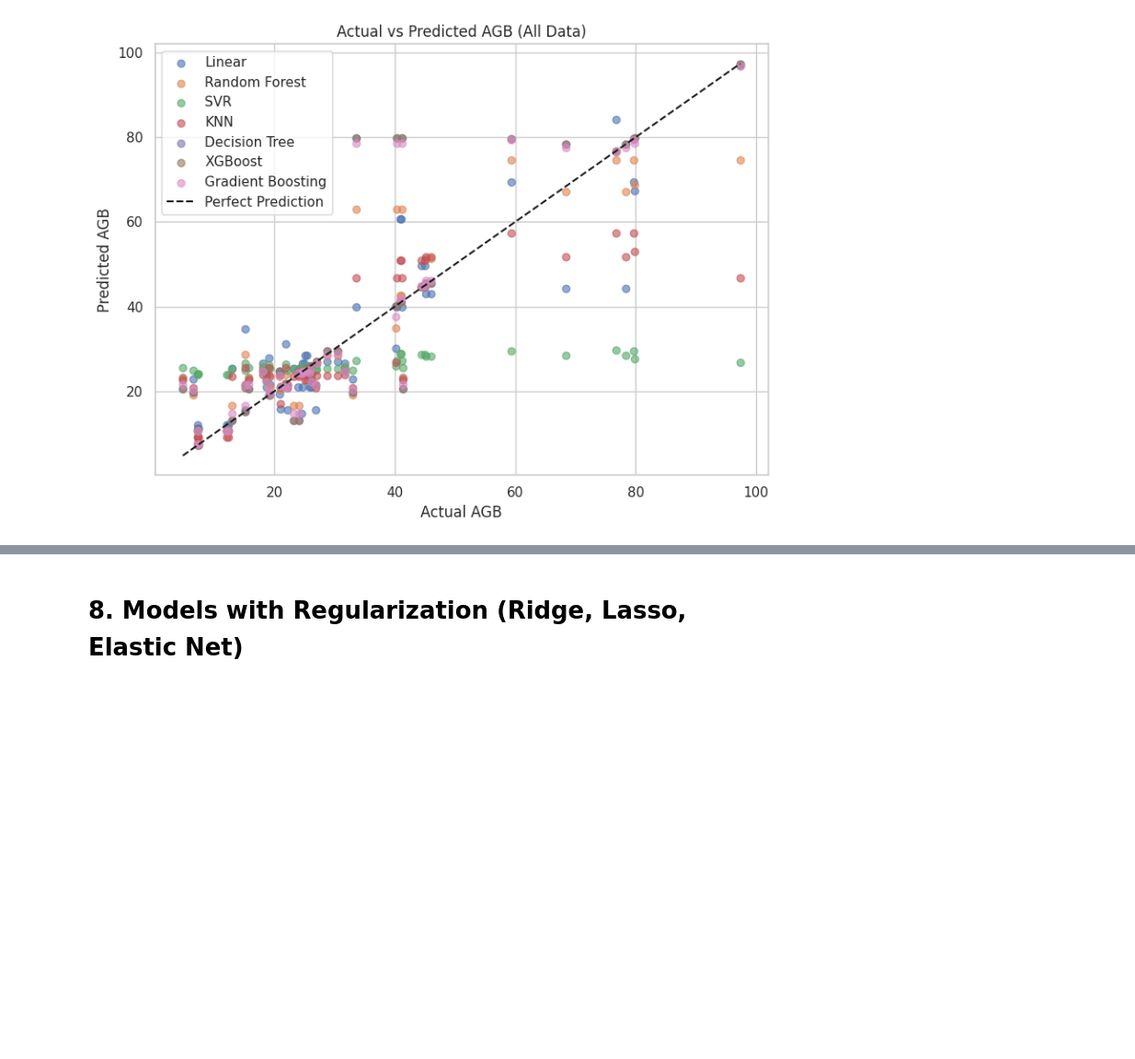
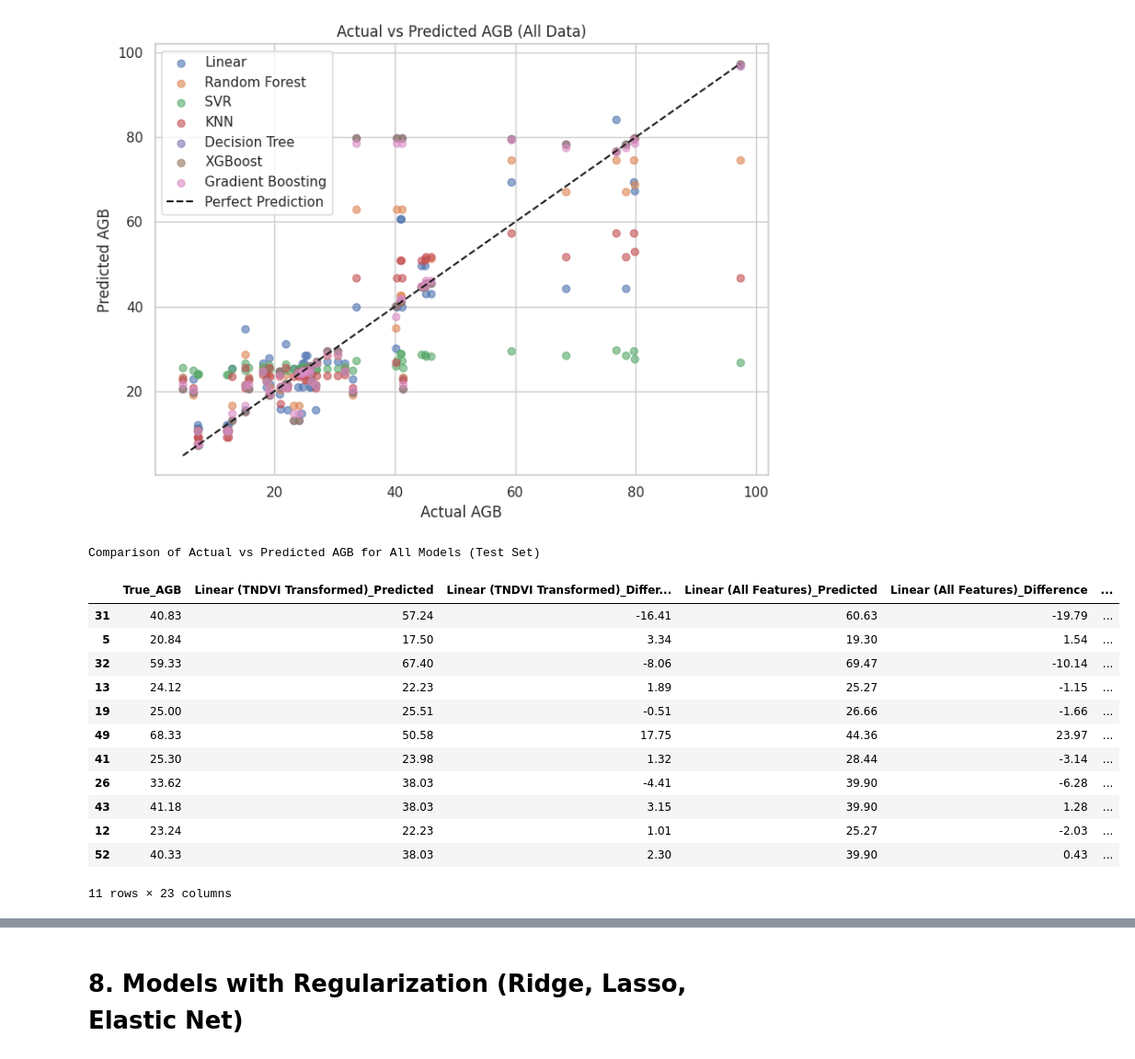
Before and after one commit to Yuu002/Final-Project, a Jupyter notebook: Final_Project_2.ipynb, the cells around one changed output, grey strips where cells are left out. Shown at 92% size. Drawn from its saved outputs; the diff is of its cells as text; code cells hidden in the pictures; blank space fills up the shorter version.

```diff
--- a/Final_Project_2.ipynb
+++ b/Final_Project_2.ipynb
@@ -1103,3 +1103,83 @@ plt.tight_layout()
 plt.show()
 # %% [output]
 [figure]
+# %%
+# ใช้โมเดล linear regression ที่ฝึกไว้ (โมเดลจาก statsmodels ที่ใช้แค่ TNDVI และ trained on cuberoot(AGB))
+# โมเดลนี้ถูกสร้างและฝึกในเซลล์ VGBtUkwNKLb0
+# เราต้องใช้ X_test[['TNDVI']] และแปลงค่าทำนายกลับ
+
+# ตรวจสอบให้แน่ใจว่า X_test และ y_test พร้อมใช้งานจากการแบ่งข้อมูล train/test ที่ใช้สำหรับโมเดล Machine Learning (ในเซลล์ SrMZYYxf_E1j)
+# ในเซลล์ SrMZYYxf_E1j, y คือ AGB ดั้งเดิม
+
+# ทำนายค่า AGB_cuberoot จากโมเดล linear regression ที่ฝึกไว้ (โมเดลจาก statsmodels ที่ใช้แค่ TNDVI)
+# ต้องใช้ข้อมูล Test Set ที่มีเฉพาะ TNDVI และเพิ่มค่าคงที่ เหมือนตอนฝึกโมเดล
+# ใช้ X_test จากการแบ่งข้อมูลสำหรับโมเดล Machine Learning (เซลล์ SrMZYYxf_E1j)
+X_test_selected_with_constant = sm.add_constant(X_test[['TNDVI']])
+y_pred_cuberoot_test = model.predict(X_test_selected_with_constant)
+
+# แปลงค่าทำนาย AGB_cuberoot กลับเป็นค่า AGB (ยกกำลัง 3)
+y_pred_agb_test_linear_transformed = y_pred_cuberoot_test ** 3
+
+# ค่าจริง AGB จาก Test Set (y_test จากการแบ่งข้อมูลสำหรับโมเดล Machine Learning คือ AGB เดิม)
+y_true_agb_test = y_test
+
+# ทำนายค่า AGB จากโมเดล Machine Learning อื่นๆ บน Test Set
+# ตรวจสอบให้แน่ใจว่าโมเดลเหล่านี้ถูกฝึกมาแล้วในเซลล์ก่อนหน้า
+y_pred_agb_test_linear_all = lin_model_all.predict(X_test)
+y_pred_agb_test_rf = rf_model.predict(X_test)
+y_pred_agb_test_svr = svr_model.predict(X_test)
+y_pred_agb_test_knn = knn_model.predict(X_test)
+y_pred_agb_test_dt = dt_model.predict(X_test)
+y_pred_agb_test_xgb = xgb_model.predict(X_test)
+y_pred_agb_test_gbr = gbr_model.predict(X_test)
+y_pred_agb_test_ridge = ridge_model.predict(X_test)
+y_pred_agb_test_lasso = lasso_model.predict(X_test)
+y_pred_agb_test_elastic = elastic_model.predict(X_test)
+
+
+# สร้างตารางเปรียบเทียบ
+compare_df_test_all_models = pd.DataFrame({
+    'True_AGB': np.round(y_true_agb_test, 2),
+    'Linear (TNDVI Transformed)_Predicted': np.round(y_pred_agb_test_linear_transformed, 2),
+    'Linear (TNDVI Transformed)_Difference': np.round(y_true_agb_test - y_pred_agb_test_linear_transformed, 2),
+    'Linear (All Features)_Predicted': np.round(y_pred_agb_test_linear_all, 2),
+    'Linear (All Features)_Difference': np.round(y_true_agb_test - y_pred_agb_test_linear_all, 2),
+    'Random Forest_Predicted': np.round(y_pred_agb_test_rf, 2),
+    'Random Forest_Difference': np.round(y_true_agb_test - y_pred_agb_test_rf, 2),
+    'SVR_Predicted': np.round(y_pred_agb_test_svr, 2),
+    'SVR_Difference': np.round(y_true_agb_test - y_pred_agb_test_svr, 2),
+    'KNN_Predicted': np.round(y_pred_agb_test_knn, 2),
+    'KNN_Difference': np.round(y_true_agb_test - y_pred_agb_test_knn, 2),
+    'Decision Tree_Predicted': np.round(y_pred_agb_test_dt, 2),
+    'Decision Tree_Difference': np.round(y_true_agb_test - y_pred_agb_test_dt, 2),
+    'XGBoost_Predicted': np.round(y_pred_agb_test_xgb, 2),
+    'XGBoost_Difference': np.round(y_true_agb_test - y_pred_agb_test_xgb, 2),
+    'Gradient Boosting_Predicted': np.round(y_pred_agb_test_gbr, 2),
+    'Gradient Boosting_Difference': np.round(y_true_agb_test - y_pred_agb_test_gbr, 2),
+    'Ridge_Predicted': np.round(y_pred_agb_test_ridge, 2),
+    'Ridge_Difference': np.round(y_true_agb_test - y_pred_agb_test_ridge, 2),
+    'Lasso_Predicted': np.round(y_pred_agb_test_lasso, 2),
+    'Lasso_Difference': np.round(y_true_agb_test - y_pred_agb_test_lasso, 2),
+    'Elastic Net_Predicted': np.round(y_pred_agb_test_elastic, 2),
+    'Elastic Net_Difference': np.round(y_true_agb_test - y_pred_agb_test_elastic, 2)
+
+})
+
+# แสดงผลตารางทั้งหมด
+print("Comparison of Actual vs Predicted AGB for All Models (Test Set)")
+display(compare_df_test_all_models)
+# %% [output]
+Comparison of Actual vs Predicted AGB for All Models (Test Set)
+|  | True_AGB | Linear (TNDVI Transformed)_Predicted | Linear (TNDVI Transformed)_Differ... | Linear (All Features)_Predicted | Linear (All Features)_Difference | ... |
+| 31 | 40.83 | 57.24 | -16.41 | 60.63 | -19.79 | ... |
+| 5 | 20.84 | 17.50 | 3.34 | 19.30 | 1.54 | ... |
+| 32 | 59.33 | 67.40 | -8.06 | 69.47 | -10.14 | ... |
+| 13 | 24.12 | 22.23 | 1.89 | 25.27 | -1.15 | ... |
+| 19 | 25.00 | 25.51 | -0.51 | 26.66 | -1.66 | ... |
+| 49 | 68.33 | 50.58 | 17.75 | 44.36 | 23.97 | ... |
+| 41 | 25.30 | 23.98 | 1.32 | 28.44 | -3.14 | ... |
+| 26 | 33.62 | 38.03 | -4.41 | 39.90 | -6.28 | ... |
+| 43 | 41.18 | 38.03 | 3.15 | 39.90 | 1.28 | ... |
+| 12 | 23.24 | 22.23 | 1.01 | 25.27 | -2.03 | ... |
+| 52 | 40.33 | 38.03 | 2.30 | 39.90 | 0.43 | ... |
+11 rows × 23 columns
```
Also changed, not shown: parts of 9 cells of this notebook, 1 other file.
